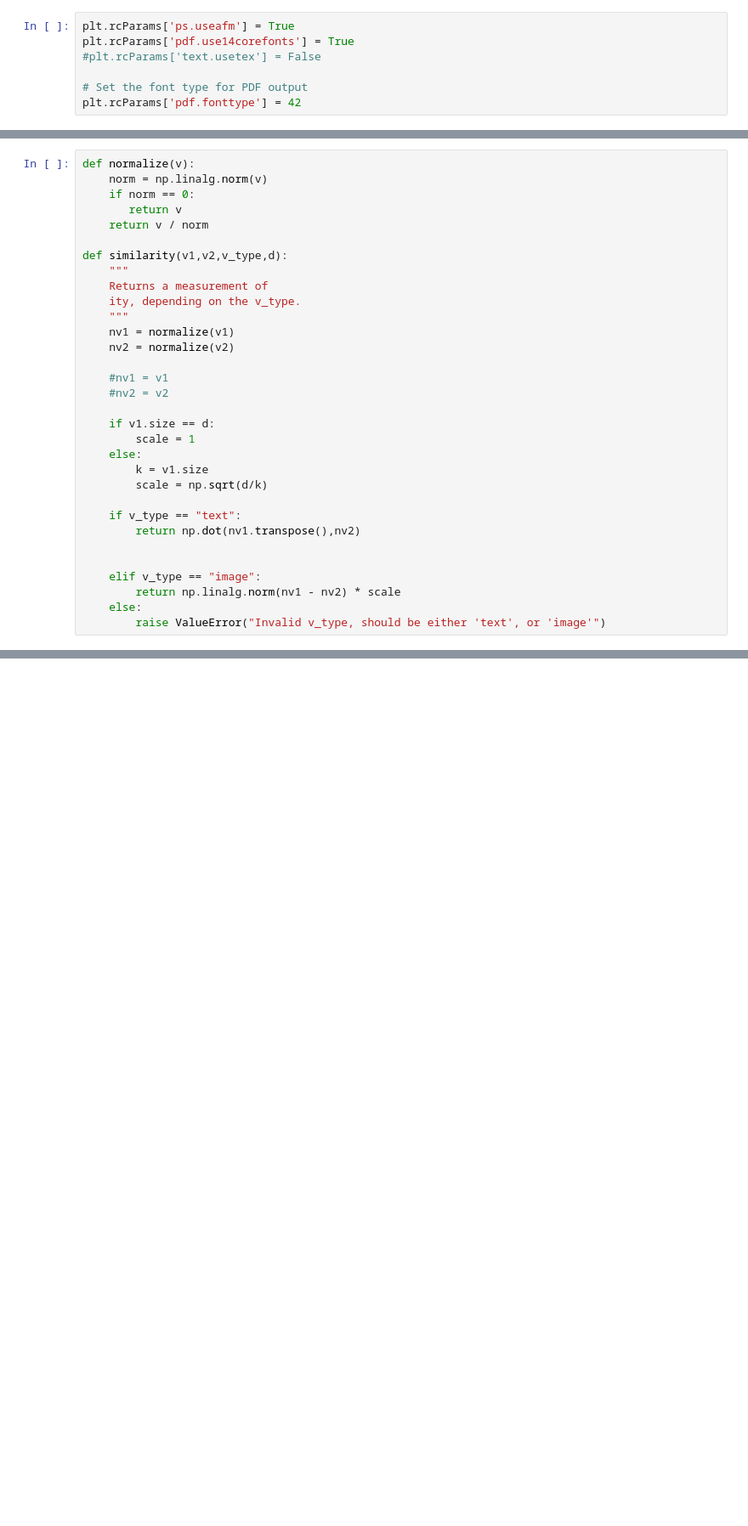
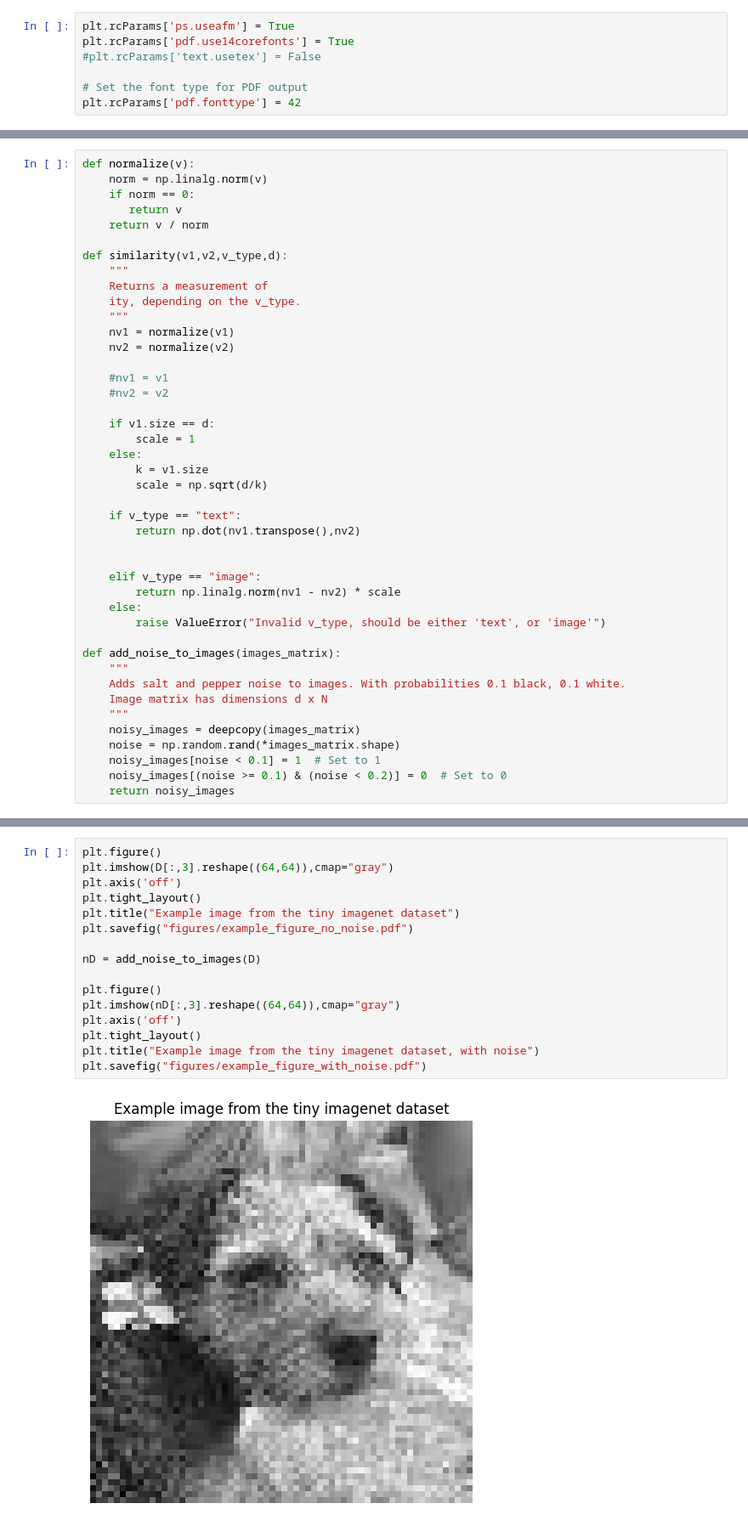
Before and after one commit to erikwallindermahler/DD2434-Project, a Jupyter notebook: notebook.ipynb, the cells around one changed output, grey strips where cells are left out. Shown: that part at 85% size. Cells and saved outputs as stored; diff of their text form; blank space fills up the shorter version.

```diff
--- a/notebook.ipynb
+++ b/notebook.ipynb
@@ -129,3 +142,14 @@ def similarity(v1,v2,v_type,d):
         return np.linalg.norm(nv1 - nv2) * scale
     else:
         raise ValueError("Invalid v_type, should be either 'text', or 'image'")
+
+def add_noise_to_images(images_matrix):
+    """
+    Adds salt and pepper noise to images. With probabilities 0.1 black, 0.1 white.
+    Image matrix has dimensions d x N
+    """
+    noisy_images = deepcopy(images_matrix)
+    noise = np.random.rand(*images_matrix.shape)
+    noisy_images[noise < 0.1] = 1  # Set to 1
+    noisy_images[(noise >= 0.1) & (noise < 0.2)] = 0  # Set to 0
+    return noisy_images
@@ -365,0 +431,18 @@ FileNotFoundError: [Errno 2] No such file or directory: 'figures/average_errors.
+# %%
+plt.figure()
+plt.imshow(D[:,3].reshape((64,64)),cmap="gray")
+plt.axis('off')
+plt.tight_layout()
+plt.title("Example image from the tiny imagenet dataset")
+plt.savefig("figures/example_figure_no_noise.pdf")
+
+nD = add_noise_to_images(D)
+
+plt.figure()
+plt.imshow(nD[:,3].reshape((64,64)),cmap="gray")
+plt.axis('off')
+plt.tight_layout()
+plt.title("Example image from the tiny imagenet dataset, with noise")
+plt.savefig("figures/example_figure_with_noise.pdf")
+# %% [output]
+[figure, added]
```
Also changed, not shown: parts of 18 cells of this notebook.
